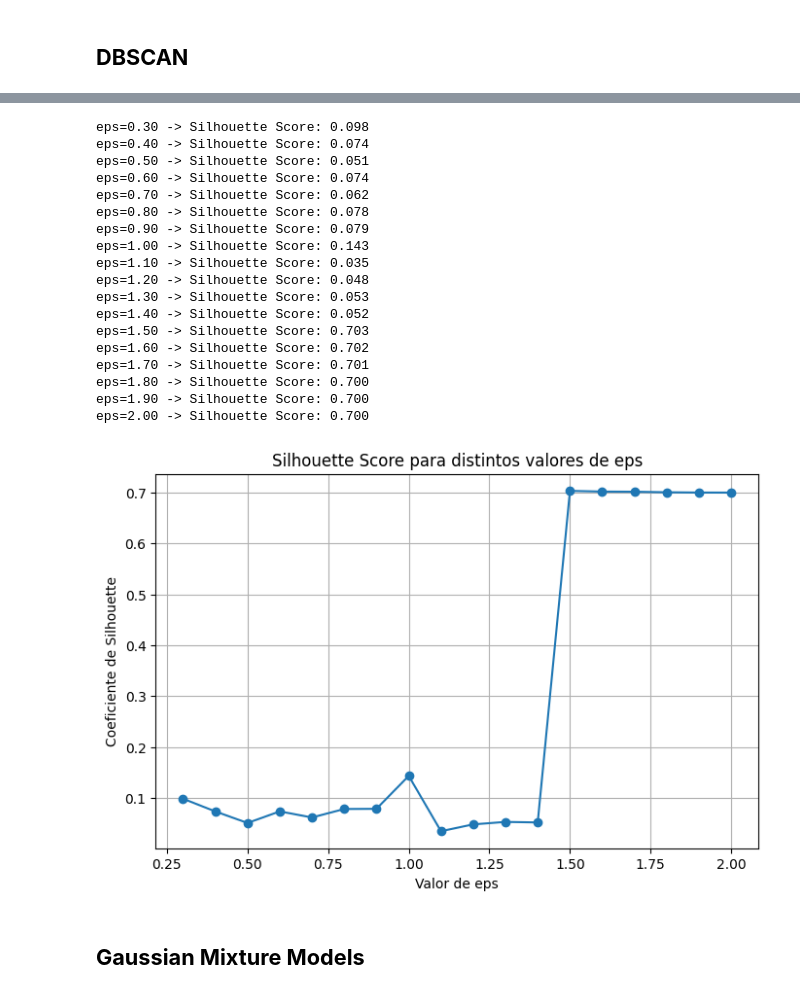
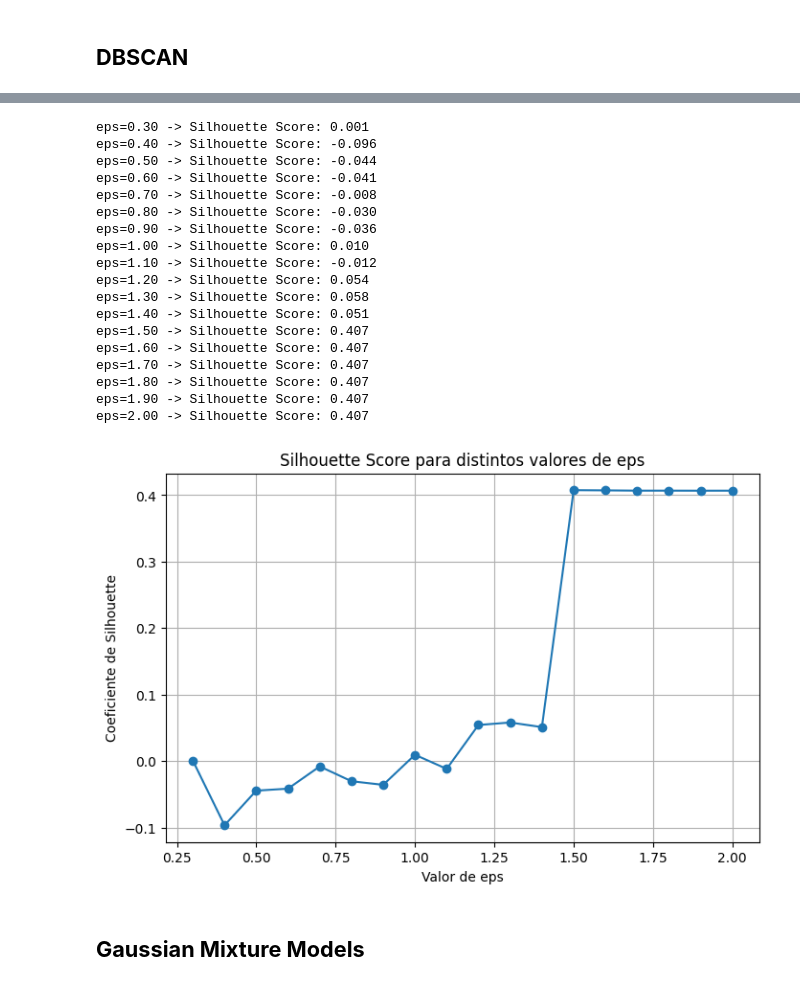
Before and after one commit to JoseCervantes06/Proyecto1_Equipo20_Cervantes-Reyes, a Jupyter notebook: fase2.ipynb, the cells around one changed output, grey strips where cells are left out. Cells and saved outputs as stored; diff of their text form; code cells hidden in the pictures.

```diff
--- a/fase2.ipynb
+++ b/fase2.ipynb
@@ -380,52 +379,52 @@ See the caveats in the documentation: https://pandas.pydata.org/pandas-docs/stab
 # %%
 eps_values = np.arange(0.3, 2.1, 0.1)
-min_samples = 10
+min_samples = 4
 
 silhouette_scores = []
 
 for eps in eps_values:
     dbscan = DBSCAN(eps=eps, min_samples=min_samples)
     labels = dbscan.fit_predict(cluster1_df)
 
     mask = labels != -1
     labels_filtered = labels[mask]
     data_filtered = cluster1_df[mask]
 
     if len(set(labels_filtered)) > 1:
         sil_score = silhouette_score(data_filtered, labels_filtered)
         silhouette_scores.append(sil_score)
         print(f"eps={eps:.2f} -> Silhouette Score: {sil_score:.3f}")
     else:
         silhouette_scores.append(np.nan)
         print(f"eps={eps:.2f} -> No se pudo calcular (1 cluster o todo ruido)")
 
 plt.figure(figsize=(8, 5))
 plt.plot(eps_values, silhouette_scores, marker='o')
 plt.title('Silhouette Score para distintos valores de eps')
 plt.xlabel('Valor de eps')
 plt.ylabel('Coeficiente de Silhouette')
 plt.grid(True)
 plt.show()
 # %% [output]
-eps=0.30 -> Silhouette Score: 0.098
-eps=0.40 -> Silhouette Score: 0.074
-eps=0.50 -> Silhouette Score: 0.051
-eps=0.60 -> Silhouette Score: 0.074
-eps=0.70 -> Silhouette Score: 0.062
-eps=0.80 -> Silhouette Score: 0.078
-eps=0.90 -> Silhouette Score: 0.079
-eps=1.00 -> Silhouette Score: 0.143
-eps=1.10 -> Silhouette Score: 0.035
-eps=1.20 -> Silhouette Score: 0.048
-eps=1.30 -> Silhouette Score: 0.053
-eps=1.40 -> Silhouette Score: 0.052
-eps=1.50 -> Silhouette Score: 0.703
-eps=1.60 -> Silhouette Score: 0.702
-eps=1.70 -> Silhouette Score: 0.701
-eps=1.80 -> Silhouette Score: 0.700
-eps=1.90 -> Silhouette Score: 0.700
-eps=2.00 -> Silhouette Score: 0.700
+eps=0.30 -> Silhouette Score: 0.001
+eps=0.40 -> Silhouette Score: -0.096
+eps=0.50 -> Silhouette Score: -0.044
+eps=0.60 -> Silhouette Score: -0.041
+eps=0.70 -> Silhouette Score: -0.008
+eps=0.80 -> Silhouette Score: -0.030
+eps=0.90 -> Silhouette Score: -0.036
+eps=1.00 -> Silhouette Score: 0.010
+eps=1.10 -> Silhouette Score: -0.012
+eps=1.20 -> Silhouette Score: 0.054
+eps=1.30 -> Silhouette Score: 0.058
+eps=1.40 -> Silhouette Score: 0.051
+eps=1.50 -> Silhouette Score: 0.407
+eps=1.60 -> Silhouette Score: 0.407
+eps=1.70 -> Silhouette Score: 0.407
+eps=1.80 -> Silhouette Score: 0.407
+eps=1.90 -> Silhouette Score: 0.407
+eps=2.00 -> Silhouette Score: 0.407
-[figure, old version]
+[figure, new version]
 # %% [markdown]
 ## **Gaussian Mixture Models**
 # %%
```
Also changed, not shown: parts of 5 cells of this notebook.
